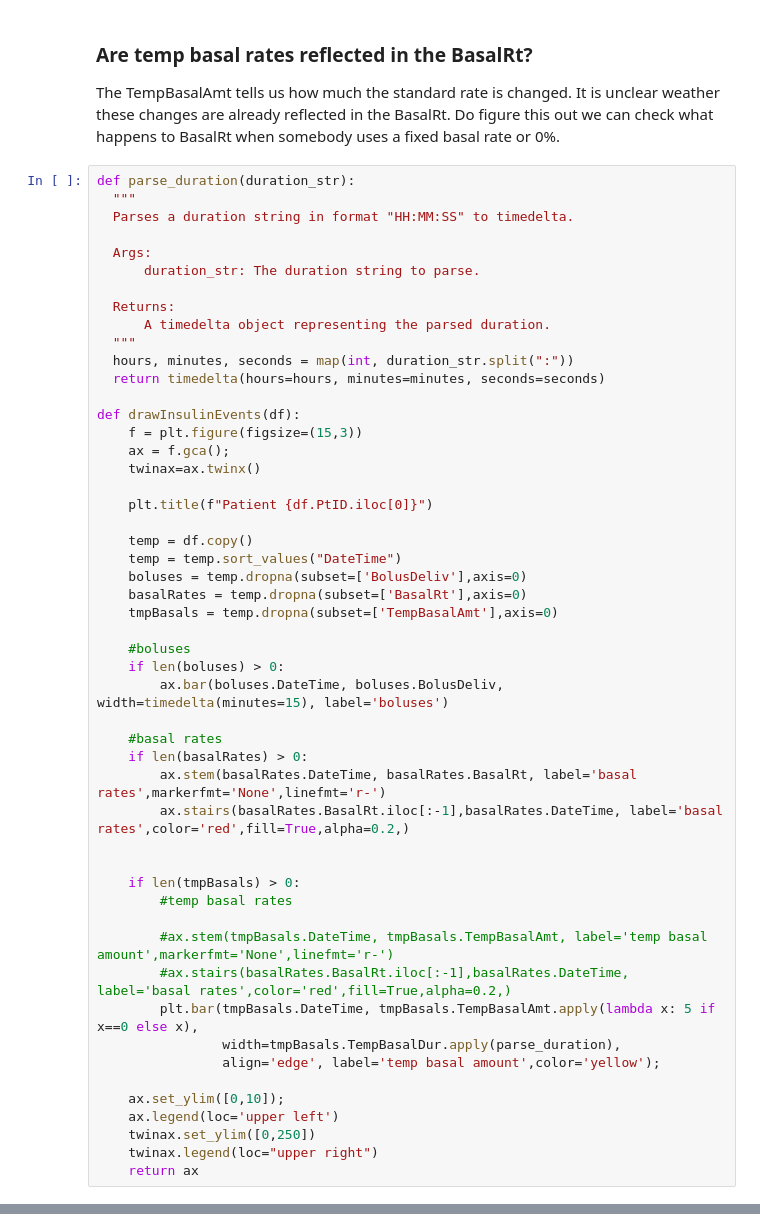
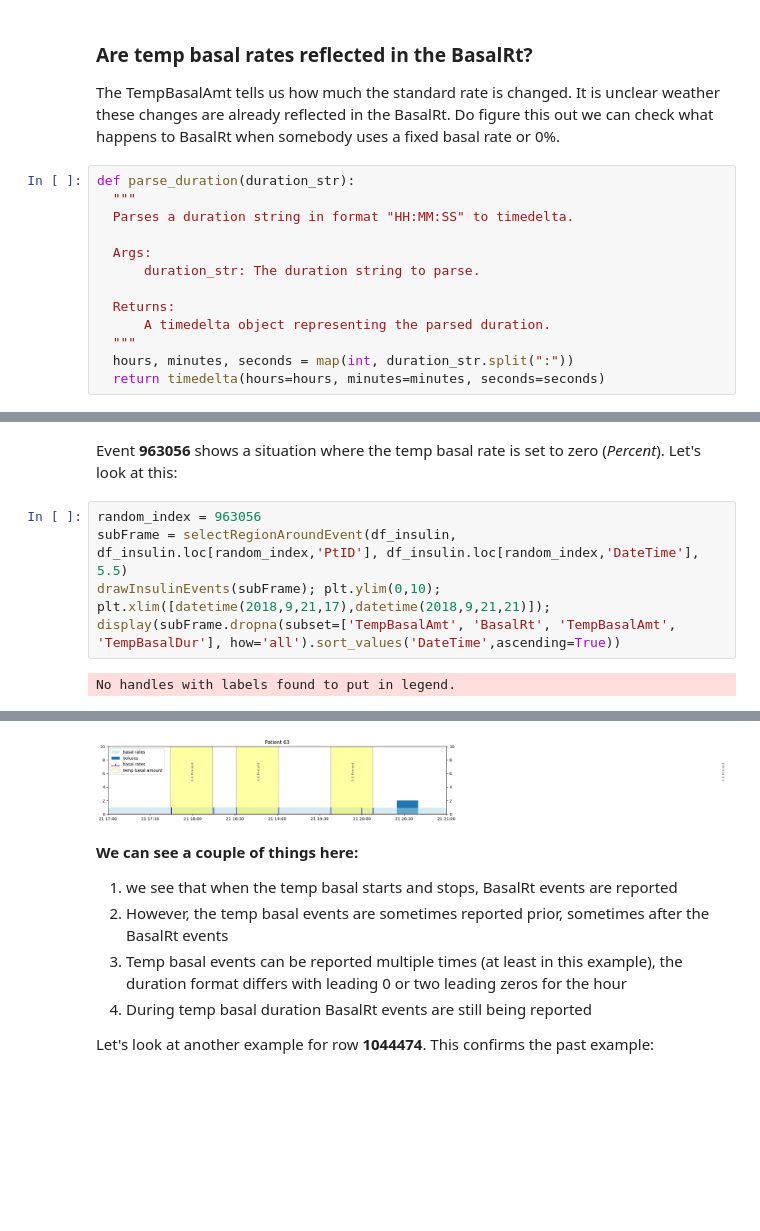
Before and after one commit to nudgebg/egvinsulin, a Jupyter notebook: notebooks/understand-flair-dataset/understand-flair-dataset.ipynb, the cells around one changed output, grey strips where cells are left out. Cells and saved outputs as stored; diff of their text form; blank space fills up the shorter version.

```diff
--- a/notebooks/understand-flair-dataset/understand-flair-dataset.ipynb
+++ b/notebooks/understand-flair-dataset/understand-flair-dataset.ipynb
@@ -242,41 +242,3 @@ def parse_duration(duration_str):
   """
   hours, minutes, seconds = map(int, duration_str.split(":"))
   return timedelta(hours=hours, minutes=minutes, seconds=seconds)
-
-def drawInsulinEvents(df):
-    f = plt.figure(figsize=(15,3))
-    ax = f.gca();
-    twinax=ax.twinx()
-
-    plt.title(f"Patient {df.PtID.iloc[0]}")
-
-    temp = df.copy()
-    temp = temp.sort_values("DateTime")
-    boluses = temp.dropna(subset=['BolusDeliv'],axis=0)
-    basalRates = temp.dropna(subset=['BasalRt'],axis=0)
-    tmpBasals = temp.dropna(subset=['TempBasalAmt'],axis=0)
-
-    #boluses
-    if len(boluses) > 0:
-        ax.bar(boluses.DateTime, boluses.BolusDeliv, width=timedelta(minutes=15), label='boluses')
-
-    #basal rates
-    if len(basalRates) > 0:
-        ax.stem(basalRates.DateTime, basalRates.BasalRt, label='basal rates',markerfmt='None',linefmt='r-')
-        ax.stairs(basalRates.BasalRt.iloc[:-1],basalRates.DateTime, label='basal rates',color='red',fill=True,alpha=0.2,)
-
-
-    if len(tmpBasals) > 0:
-        #temp basal rates
-
-        #ax.stem(tmpBasals.DateTime, tmpBasals.TempBasalAmt, label='temp basal amount',markerfmt='None',linefmt='r-')
-        #ax.stairs(basalRates.BasalRt.iloc[:-1],basalRates.DateTime, label='basal rates',color='red',fill=True,alpha=0.2,)
-        plt.bar(tmpBasals.DateTime, tmpBasals.TempBasalAmt.apply(lambda x: 5 if x==0 else x),
-                width=tmpBasals.TempBasalDur.apply(parse_duration),
-                align='edge', label='temp basal amount',color='yellow');
-
-    ax.set_ylim([0,10]);
-    ax.legend(loc='upper left')
-    twinax.set_ylim([0,250])
-    twinax.legend(loc="upper right")
-    return ax
@@ -299,0 +310,9 @@ drawInsulinEvents(subFrame)
+# %% [markdown]
+Event **963056** shows a situation where the temp basal rate is set to zero (*Percent*). Let's look at this:
+# %%
+random_index = 963056
+subFrame = selectRegionAroundEvent(df_insulin, df_insulin.loc[random_index,'PtID'], df_insulin.loc[random_index,'DateTime'], 5.5)
+drawInsulinEvents(subFrame); plt.ylim(0,10); plt.xlim([datetime(2018,9,21,17),datetime(2018,9,21,21)]);
+display(subFrame.dropna(subset=['TempBasalAmt', 'BasalRt', 'TempBasalAmt', 'TempBasalDur'], how='all').sort_values('DateTime',ascending=True))
+# %% [output]
+No handles with labels found to put in legend.
@@ -300 +336,10 @@ drawInsulinEvents(subFrame)
+[figure, added]
+# %% [markdown]
+**We can see a couple of things here:**
+1. we see that when the temp basal starts and stops, BasalRt events are reported
+2. However, the temp basal events are sometimes reported prior, sometimes after the BasalRt events
+3. Temp basal events can be reported multiple times (at least in this example), the duration format differs with leading 0 or two leading zeros for the hour
+4. During temp basal duration BasalRt events are still being reported
+
+Let's look at another example for row **1044474**. This confirms the past example:
 # %%
```
Also changed, not shown: parts of 22 cells of this notebook.
